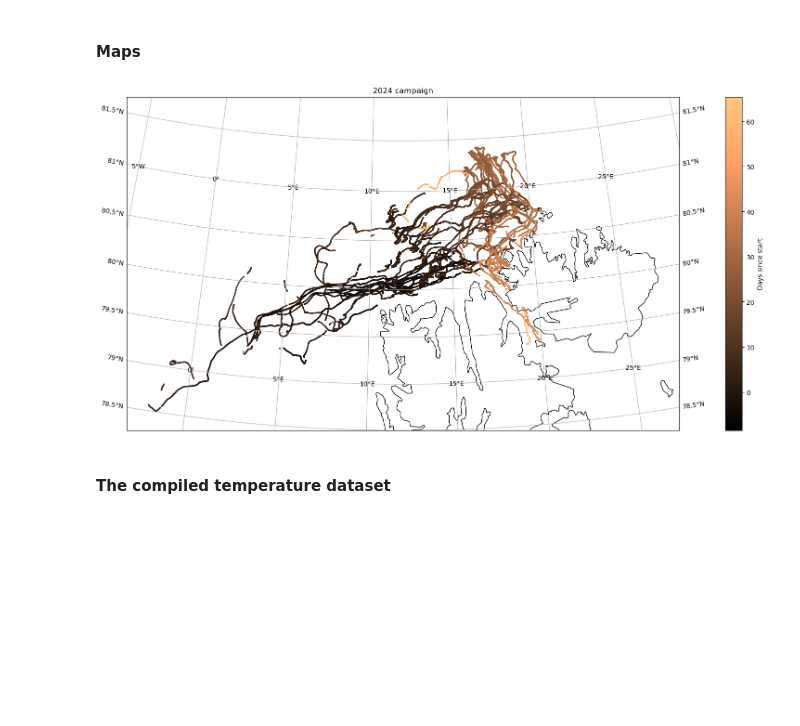
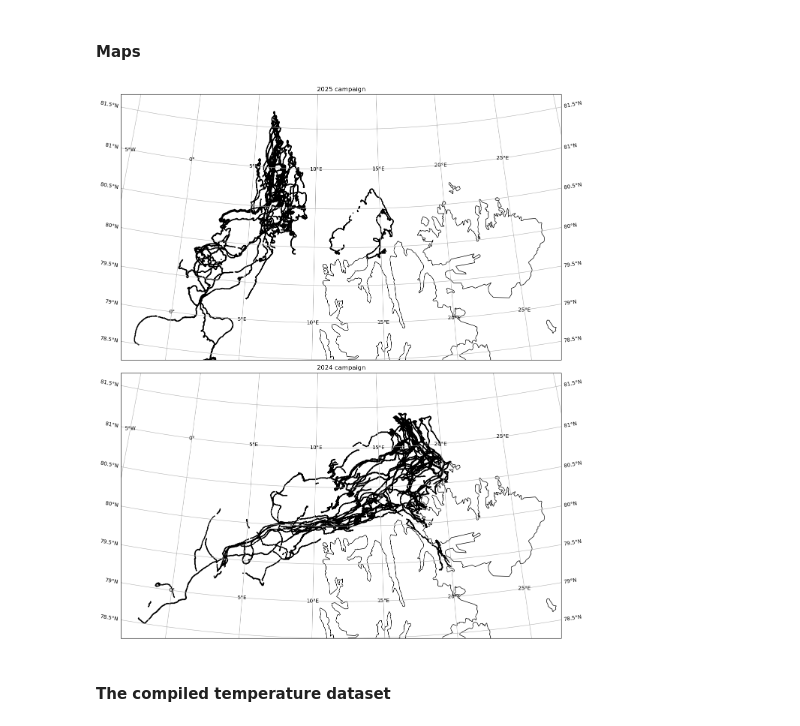
Before and after one commit to johtj/data_analysis_ml_project3, a Jupyter notebook: data_exploration.ipynb, the cells around one changed output. Saved outputs shown, nothing was run; the diff lists cells and outputs as text; code cells hidden in the pictures; blank space fills up the shorter version.

```diff
--- a/data_exploration.ipynb
+++ b/data_exploration.ipynb
@@ -71,50 +71,40 @@ last_time_idx = np.where(~np.isnat(time_temp_traj_full))[0][-1]
 lat_traj = ds_2025['lat'].values[~np.isnat(time_pos_traj_full)]
 lon_traj = ds_2025['lon'].values[~np.isnat(time_pos_traj_full)]
 
-sc = ax.scatter(lon_traj, lat_traj, c=time_pos_days, cmap='copper', label='Days since start', transform=ccrs.PlateCarree(), s=2)
+sc = ax.scatter(lon_traj, lat_traj, c="black", label='Days since start', transform=ccrs.PlateCarree(), s=2)
 
 ax.coastlines()
 ax.gridlines(draw_labels=True)
 ax.set_extent([centr_lon - dlon, centr_lon + dlon, centr_lat - dlat / 2, centr_lat + dlat / 2], crs=ccrs.PlateCarree())
 ax.set_title("2025 campaign")
 
-cbar = plt.colorbar(sc, orientation='vertical')
-cbar.set_label('Days since start')
-cmap = plt.cm.gray.copy()
-cmap.set_bad(color='rosybrown')
-plt.tight_layout()
 
 ax1 = plt.subplot(2,1,2,projection=projection)
 
 time_pos_traj_full = ds_2024['time'].values
 time_pos_traj = time_pos_traj_full[~np.isnat(time_pos_traj_full)]
 
 time_temp_traj_full = ds_2024['time_temp'].values
 time_temp_traj = time_temp_traj_full[~np.isnat(time_temp_traj_full)]
 
 time_pos_days = (time_pos_traj  - time_pos_traj[0]) / np.timedelta64(1, 'D')
 last_time_idx = np.where(~np.isnat(time_temp_traj_full))[0][-1]
 
 lat_traj = ds_2024['lat'].values[~np.isnat(time_pos_traj_full)]
 lon_traj = ds_2024['lon'].values[~np.isnat(time_pos_traj_full)]
 
-sc = ax1.scatter(lon_traj, lat_traj, c=time_pos_days, cmap='copper', label='Days since start', transform=ccrs.PlateCarree(), s=2)
+sc1 = ax1.scatter(lon_traj, lat_traj, c="black", label='Days since start', transform=ccrs.PlateCarree(), s=2)
 
 ax1.coastlines()
 ax1.gridlines(draw_labels=True)
 ax1.set_extent([centr_lon - dlon, centr_lon + dlon, centr_lat - dlat / 2, centr_lat + dlat / 2], crs=ccrs.PlateCarree())
 ax1.set_title("2024 campaign")
 
-# Colorbar trajectory map
-cbar = plt.colorbar(sc, orientation='vertical')
-cbar.set_label('Days since start')
-cmap = plt.cm.gray.copy()
-cmap.set_bad(color='rosybrown')
 plt.tight_layout()
 
 plt.savefig("figures/trajectory_map.png")
 # %% [output]
-[figure, old version]
+[figure, new version]
 # %% [markdown]
 #### The compiled temperature dataset
 # %%
```
Also changed, not shown: 10 other files.
